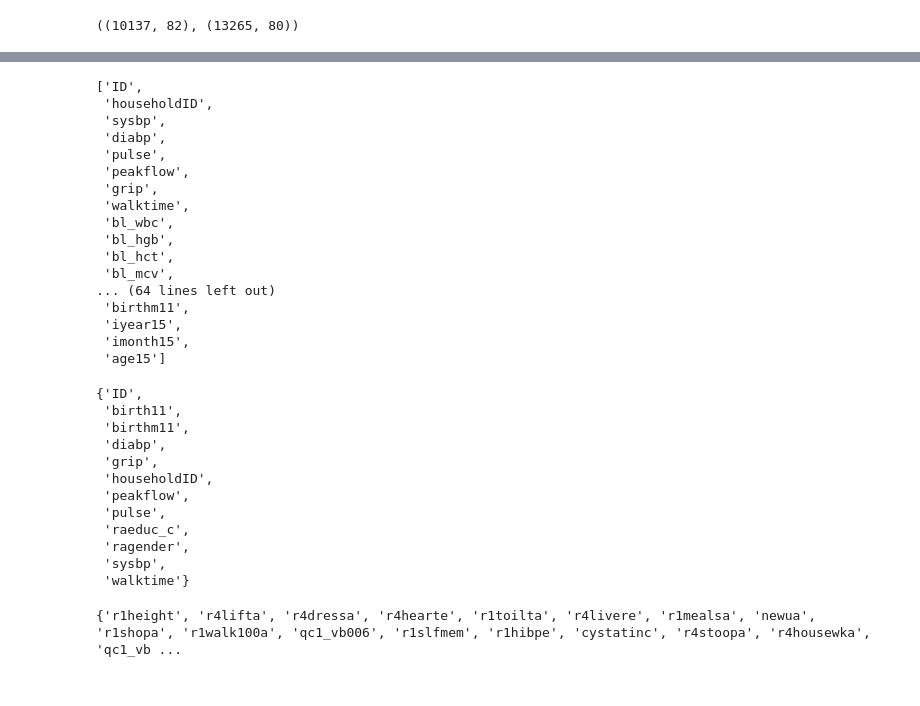
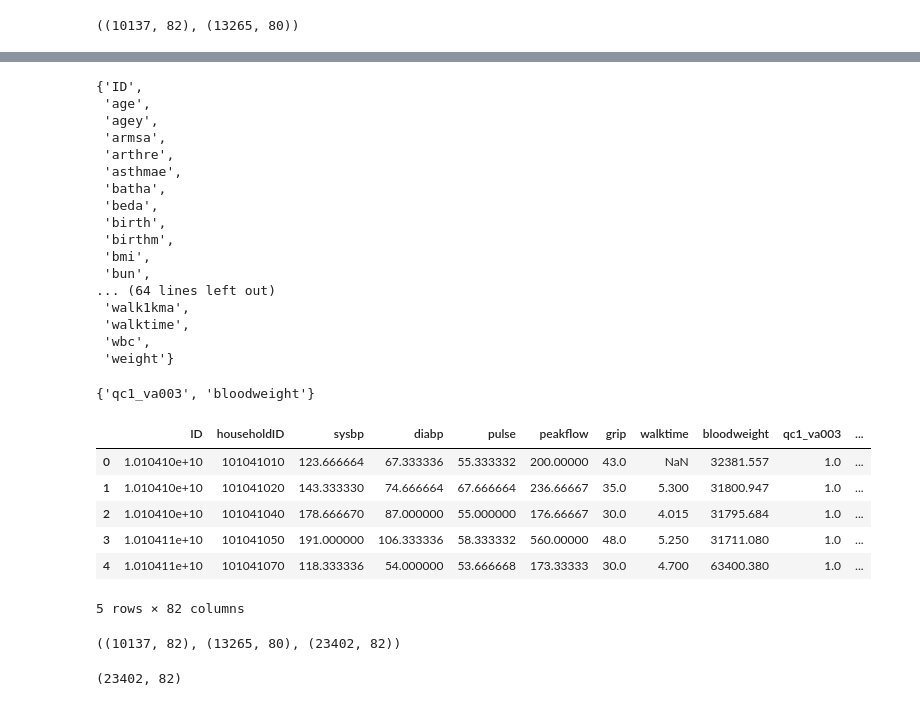
Before and after one commit to FoeinLove/DKU, a Jupyter notebook: task.ipynb, the cells around one changed output, grey strips where cells are left out. Drawn from its saved outputs; the diff is of its cells as text; code cells hidden in the pictures.

```diff
--- a/task.ipynb
+++ b/task.ipynb
@@ -10 +32,5 @@ d11.shape,d15.shape
+# %%
+import pandas as pd
+d11 = pd.read_csv('11.csv',index_col=0)
+d15 = pd.read_csv('15.csv',index_col=0)
 # %%
@@ -66,20 +55,0 @@ list(d11.columns)
-# %%
-list(d15.columns)
-# %% [output]
-['ID',
- 'householdID',
- 'sysbp',
- 'diabp',
- 'pulse',
- 'peakflow',
- 'grip',
- 'walktime',
- 'bl_wbc',
- 'bl_hgb',
- 'bl_hct',
- 'bl_mcv',
-... (64 lines left out)
- 'birthm11',
- 'iyear15',
- 'imonth15',
- 'age15']
@@ -89,18 +57,39 @@ list(d11)
 set(d11.columns)&set(d15.columns)
 # %% [output]
 {'ID',
- 'birth11',
- 'birthm11',
- 'diabp',
- 'grip',
- 'householdID',
- 'peakflow',
- 'pulse',
- 'raeduc_c',
- 'ragender',
- 'sysbp',
- 'walktime'}
+ 'age',
+ 'agey',
+ 'armsa',
+ 'arthre',
+ 'asthmae',
+ 'batha',
+ 'beda',
+ 'birth',
+ 'birthm',
+ 'bmi',
+ 'bun',
+... (64 lines left out)
+ 'walk1kma',
+ 'walktime',
+ 'wbc',
+ 'weight'}
 # %%
 print(set(d11.columns)^set(d15.columns))
 # %% [output]
-{'r1height', 'r4lifta', 'r4dressa', 'r4hearte', 'r1toilta', 'r4livere', 'r1mealsa', 'newua', 'r1shopa', 'r1walk100a', 'qc1_vb006', 'r1slfmem', 'r1hibpe', 'cystatinc', 'r4stoopa', 'r4housewka', 'qc1_vb ...
+{'qc1_va003', 'bloodweight'}
+# %%
+df = d11.append(d15)
+# %%
+df.head()
+# %% [output]
+|  | ID | householdID | sysbp | diabp | pulse | peakflow | grip | walktime | bloodweight | qc1_va003 | ... |
+| 0 | 1.010410e+10 | 101041010 | 123.666664 | 67.333336 | 55.333332 | 200.00000 | 43.0 | NaN | 32381.557 | 1.0 | ... |
+| 1 | 1.010410e+10 | 101041020 | 143.333330 | 74.666664 | 67.666664 | 236.66667 | 35.0 | 5.300 | 31800.947 | 1.0 | ... |
+| 2 | 1.010410e+10 | 101041040 | 178.666670 | 87.000000 | 55.000000 | 176.66667 | 30.0 | 4.015 | 31795.684 | 1.0 | ... |
+| 3 | 1.010411e+10 | 101041050 | 191.000000 | 106.333336 | 58.333332 | 560.00000 | 48.0 | 5.250 | 31711.080 | 1.0 | ... |
+| 4 | 1.010411e+10 | 101041070 | 118.333336 | 54.000000 | 53.666668 | 173.33333 | 30.0 | 4.700 | 63400.380 | 1.0 | ... |
+5 rows × 82 columns
+# %%
+d11.shape,d15.shape,df.shape
+# %% [output]
+((10137, 82), (13265, 80), (23402, 82))
@@ -106,0 +98,4 @@ print(set(d11.columns)^set(d15.columns))
+# %%
+df.drop_duplicates().shape
+# %% [output]
+(23402, 82)
```
Also changed, not shown: parts of 9 cells of this notebook, 3 other files.
